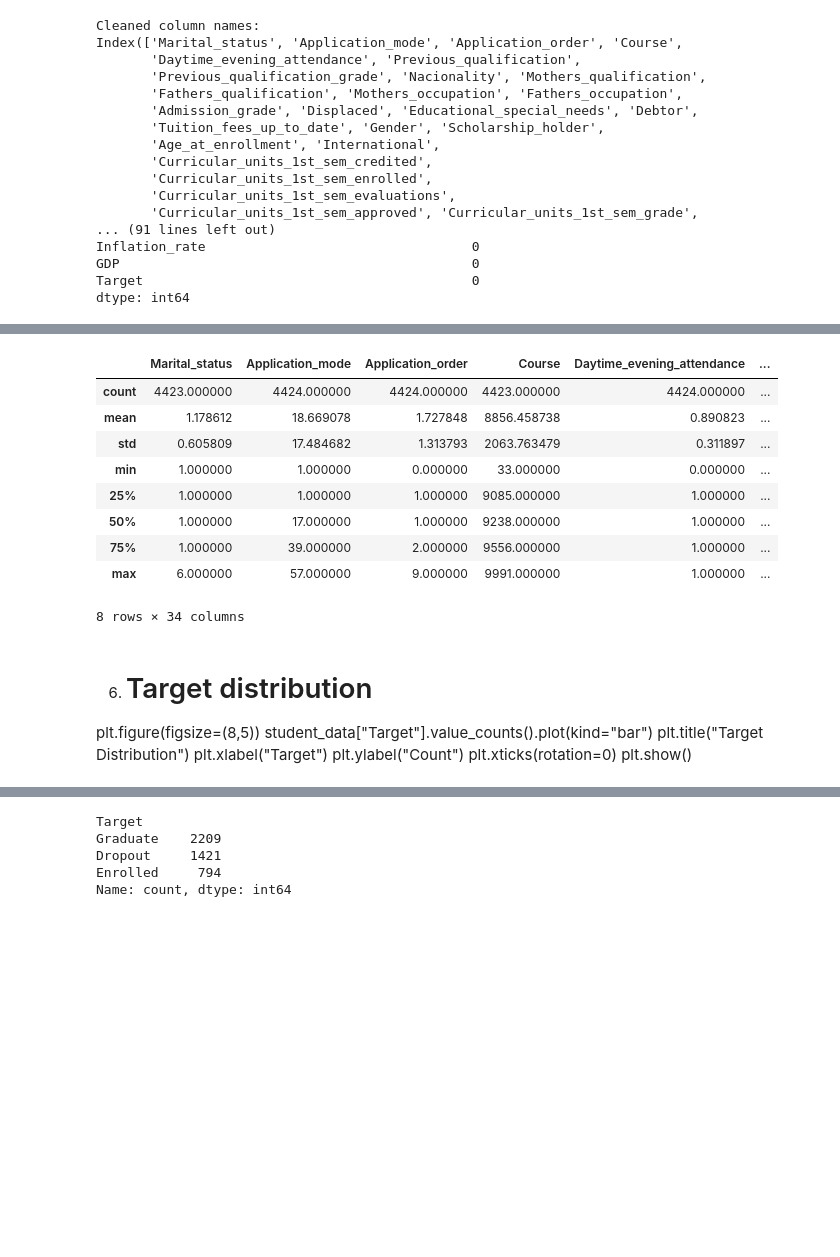
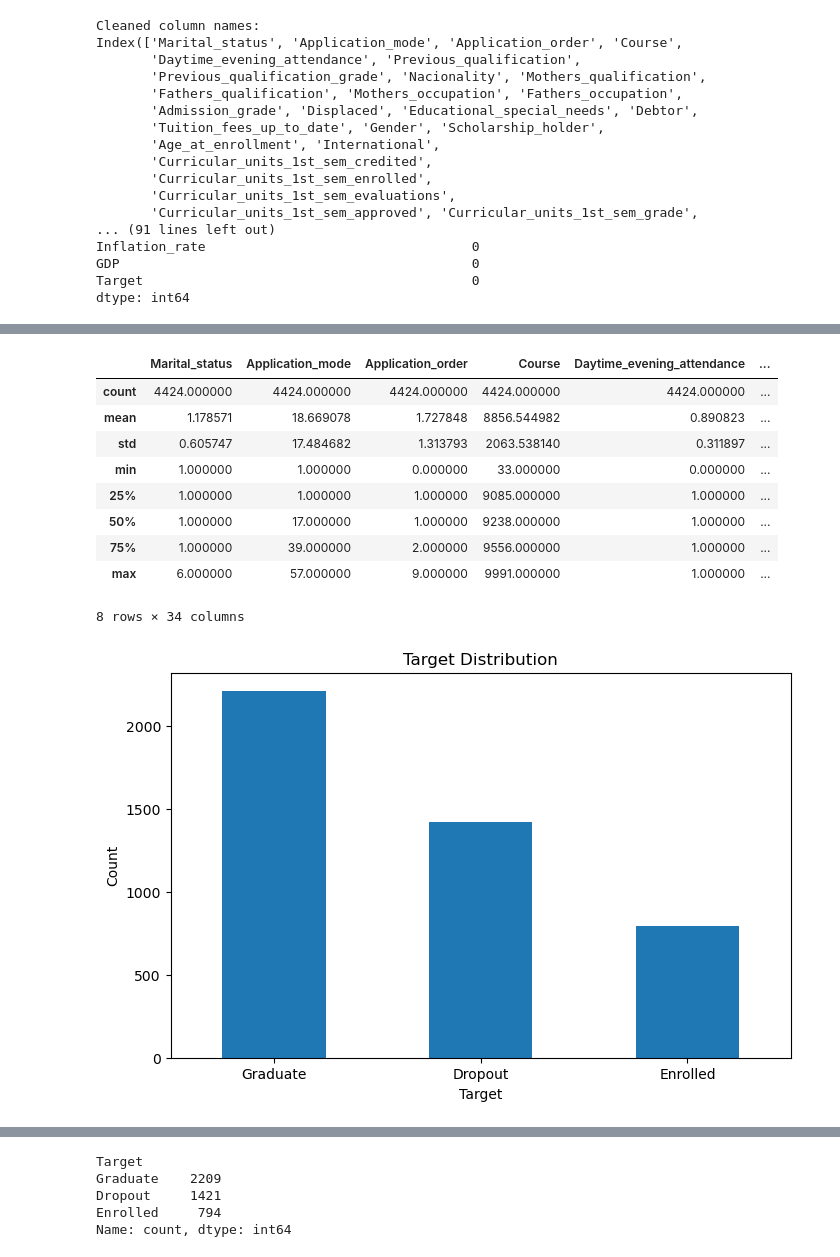
Before and after one commit to pericles-1995/CA_Data_Preparation, a Jupyter notebook: CA_Data_Preparation.ipynb, the cells around one changed output, grey strips where cells are left out. Cells and saved outputs as stored; diff of their text form; code cells hidden in the pictures; blank space fills up the shorter version.

```diff
--- a/CA_Data_Preparation.ipynb
+++ b/CA_Data_Preparation.ipynb
@@ -197,0 +182,15 @@ print("\nDataset shape after cleaning:", student_data.shape)
+# %%
+
+
+numeric_cols = student_data.select_dtypes(include=np.number).columns
+for col in numeric_cols:
+    student_data[col] = student_data[col].fillna(student_data[col].median())
+
+categorical_cols = student_data.select_dtypes(exclude=np.number).columns
+for col in categorical_cols:
+    student_data[col] = student_data[col].fillna(student_data[col].mode()[0])
+
+print("\nMissing values after imputation:")
+print(student_data.isnull().sum())
+
+print("\nDataset shape after cleaning:", student_data.shape)
@@ -199,24 +216,26 @@ print("\nDataset shape after cleaning:", student_data.shape)
 student_data.describe()
 # %% [output]
 |  | Marital_status | Application_mode | Application_order | Course | Daytime_evening_attendance | ... |
-| count | 4423.000000 | 4424.000000 | 4424.000000 | 4423.000000 | 4424.000000 | ... |
-| mean | 1.178612 | 18.669078 | 1.727848 | 8856.458738 | 0.890823 | ... |
-| std | 0.605809 | 17.484682 | 1.313793 | 2063.763479 | 0.311897 | ... |
+| count | 4424.000000 | 4424.000000 | 4424.000000 | 4424.000000 | 4424.000000 | ... |
+| mean | 1.178571 | 18.669078 | 1.727848 | 8856.544982 | 0.890823 | ... |
+| std | 0.605747 | 17.484682 | 1.313793 | 2063.538140 | 0.311897 | ... |
 | min | 1.000000 | 1.000000 | 0.000000 | 33.000000 | 0.000000 | ... |
 | 25% | 1.000000 | 1.000000 | 1.000000 | 9085.000000 | 1.000000 | ... |
 | 50% | 1.000000 | 17.000000 | 1.000000 | 9238.000000 | 1.000000 | ... |
 | 75% | 1.000000 | 39.000000 | 2.000000 | 9556.000000 | 1.000000 | ... |
 | max | 6.000000 | 57.000000 | 9.000000 | 9991.000000 | 1.000000 | ... |
 8 rows × 34 columns
-# %% [markdown]
-6. # Target distribution
-plt.figure(figsize=(8,5))
-student_data["Target"].value_counts().plot(kind="bar")
-plt.title("Target Distribution")
-plt.xlabel("Target")
-plt.ylabel("Count")
-plt.xticks(rotation=0)
-plt.show()
+# %%
+
+plt.figure(figsize=(8,5))
+student_data["Target"].value_counts().plot(kind="bar")
+plt.title("Target Distribution")
+plt.xlabel("Target")
+plt.ylabel("Count")
+plt.xticks(rotation=0)
+plt.show()
+# %% [output]
+[figure, added]
 # %%
 student_data.isnull().sum()
 # %% [output]
```
Also changed, not shown: parts of 26 cells of this notebook.
